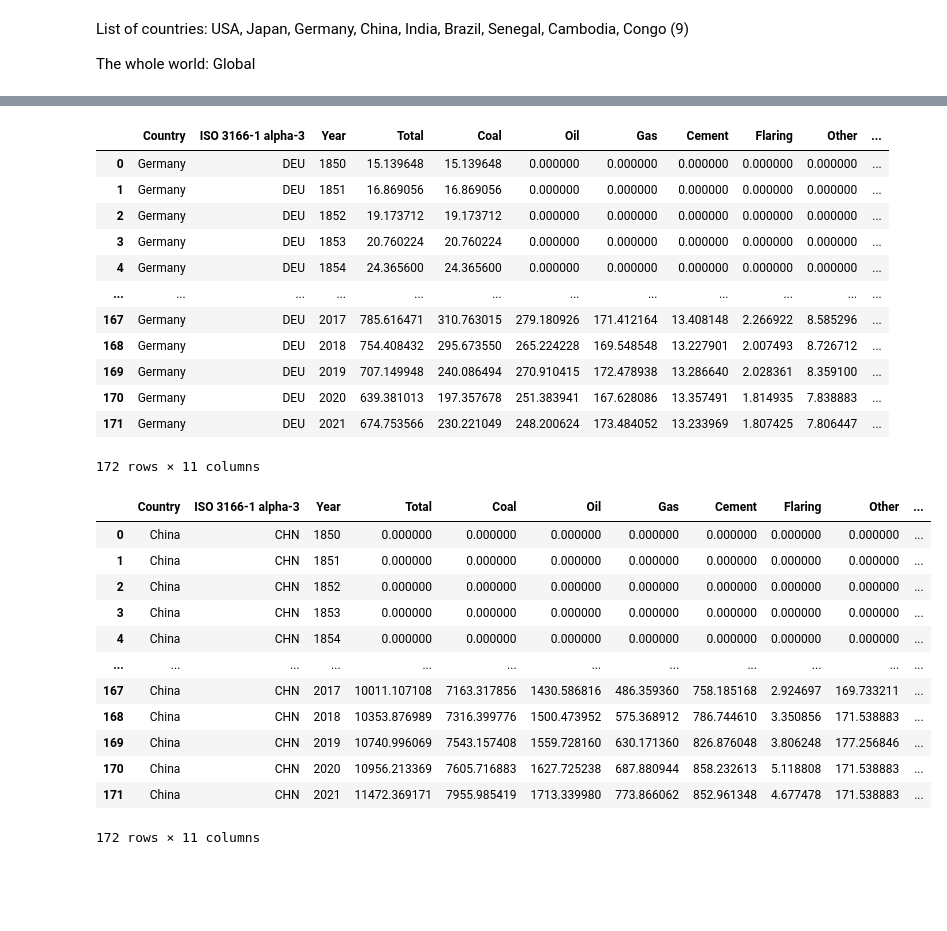
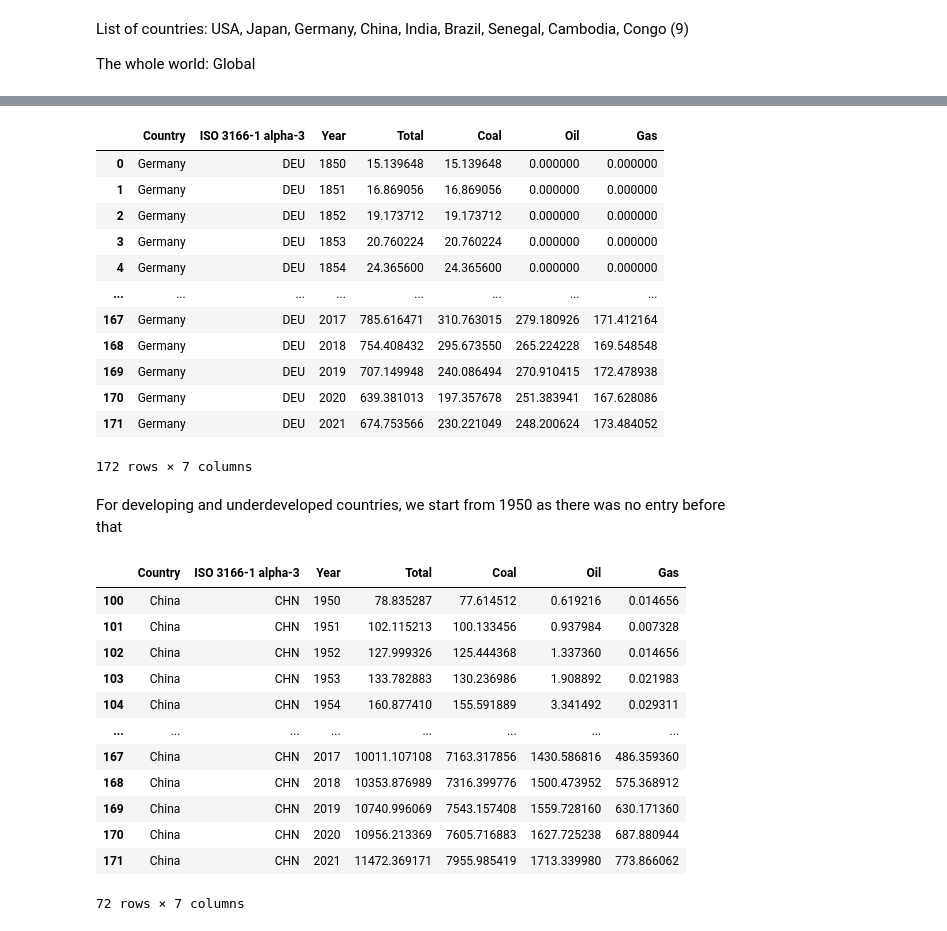
Before and after one commit to danilogiarlini/Global-CO2-Emission-Forecasting, a Jupyter notebook: main.ipynb, the cells around one changed output, grey strips where cells are left out. Cells and saved outputs as stored; diff of their text form; code cells hidden in the pictures; blank space fills up the shorter version.

Commit message:
dropped unwanted columns, dev and under dev countries start from 1950

```diff
--- a/main.ipynb
+++ b/main.ipynb
@@ -39,6 +39,9 @@ df
 | 63102 | Global | WLD | 2020 | 35264.085734 | 14174.564010 | 11191.808551 | 7556.290283 | 1637.537532 | 407.583673 | 296.301685 | ... |
 | 63103 | Global | WLD | 2021 | 37123.850352 | 14979.598083 | 11837.159116 | 7921.829472 | 1672.592372 | 416.525563 | 296.145746 | ... |
 63104 rows × 11 columns
+# %%
+# dropping least important columns
+df = df.drop(['Cement','Flaring', 'Other','Per Capita'], axis=1)
 # %%
 #dropping years less than 1850
 df.drop(df[df['Year'] < 1850].index, inplace = True)
@@ -55,10 +58,10 @@ Index(['index', 'Country', 'ISO 3166-1 alpha-3', 'Year', 'Total', 'Coal',
 df.Coal = df['Coal'].fillna(0, inplace = False)
 df.Oil = df['Oil'].fillna(0, inplace = False)
 df.Gas = df['Gas'].fillna(0, inplace = False)
-df.Cement = df['Cement'].fillna(0, inplace = False)
-df.Flaring = df['Flaring'].fillna(0, inplace = False)
-df.Other = df['Other'].fillna(0, inplace = False)
-df['Per Capita'] = df['Per Capita'].fillna(0, inplace = False)
+#df.Cement = df['Cement'].fillna(0, inplace = False)
+#df.Flaring = df['Flaring'].fillna(0, inplace = False)
+#df.Other = df['Other'].fillna(0, inplace = False)
+#df['Per Capita'] = df['Per Capita'].fillna(0, inplace = False)
 # %%
 # Checking the count of null values
 df.isna().sum()
@@ -161,38 +160,43 @@ df_ger = df.loc[df['Country'] == 'Germany']
 df_ger = df_ger.reset_index().drop(columns='index').drop(columns='level_0')
 df_ger
 # %% [output]
-|  | Country | ISO 3166-1 alpha-3 | Year | Total | Coal | Oil | Gas | Cement | Flaring | Other | ... |
-| 0 | Germany | DEU | 1850 | 15.139648 | 15.139648 | 0.000000 | 0.000000 | 0.000000 | 0.000000 | 0.000000 | ... |
-| 1 | Germany | DEU | 1851 | 16.869056 | 16.869056 | 0.000000 | 0.000000 | 0.000000 | 0.000000 | 0.000000 | ... |
-| 2 | Germany | DEU | 1852 | 19.173712 | 19.173712 | 0.000000 | 0.000000 | 0.000000 | 0.000000 | 0.000000 | ... |
-| 3 | Germany | DEU | 1853 | 20.760224 | 20.760224 | 0.000000 | 0.000000 | 0.000000 | 0.000000 | 0.000000 | ... |
-| 4 | Germany | DEU | 1854 | 24.365600 | 24.365600 | 0.000000 | 0.000000 | 0.000000 | 0.000000 | 0.000000 | ... |
-| ... | ... | ... | ... | ... | ... | ... | ... | ... | ... | ... | ... |
-| 167 | Germany | DEU | 2017 | 785.616471 | 310.763015 | 279.180926 | 171.412164 | 13.408148 | 2.266922 | 8.585296 | ... |
-| 168 | Germany | DEU | 2018 | 754.408432 | 295.673550 | 265.224228 | 169.548548 | 13.227901 | 2.007493 | 8.726712 | ... |
-| 169 | Germany | DEU | 2019 | 707.149948 | 240.086494 | 270.910415 | 172.478938 | 13.286640 | 2.028361 | 8.359100 | ... |
-| 170 | Germany | DEU | 2020 | 639.381013 | 197.357678 | 251.383941 | 167.628086 | 13.357491 | 1.814935 | 7.838883 | ... |
-| 171 | Germany | DEU | 2021 | 674.753566 | 230.221049 | 248.200624 | 173.484052 | 13.233969 | 1.807425 | 7.806447 | ... |
+|  | Country | ISO 3166-1 alpha-3 | Year | Total | Coal | Oil | Gas |
+| 0 | Germany | DEU | 1850 | 15.139648 | 15.139648 | 0.000000 | 0.000000 |
+| 1 | Germany | DEU | 1851 | 16.869056 | 16.869056 | 0.000000 | 0.000000 |
+| 2 | Germany | DEU | 1852 | 19.173712 | 19.173712 | 0.000000 | 0.000000 |
+| 3 | Germany | DEU | 1853 | 20.760224 | 20.760224 | 0.000000 | 0.000000 |
+| 4 | Germany | DEU | 1854 | 24.365600 | 24.365600 | 0.000000 | 0.000000 |
+| ... | ... | ... | ... | ... | ... | ... | ... |
+| 167 | Germany | DEU | 2017 | 785.616471 | 310.763015 | 279.180926 | 171.412164 |
+| 168 | Germany | DEU | 2018 | 754.408432 | 295.673550 | 265.224228 | 169.548548 |
+| 169 | Germany | DEU | 2019 | 707.149948 | 240.086494 | 270.910415 | 172.478938 |
+| 170 | Germany | DEU | 2020 | 639.381013 | 197.357678 | 251.383941 | 167.628086 |
+| 171 | Germany | DEU | 2021 | 674.753566 | 230.221049 | 248.200624 | 173.484052 |
-172 rows × 11 columns
+172 rows × 7 columns
+# %% [markdown]
+For developing and underdeveloped countries, we start from 1950 as there was no entry before that
 # %%
 # China data set
 df_chi = df.loc[df['Country'] == 'China']
 df_chi = df_chi.reset_index().drop(columns='index').drop(columns='level_0')
+
+df_chi.drop(df_chi[df_chi['Year'] < 1950].index, inplace = True)
+
 df_chi
 # %% [output]
-|  | Country | ISO 3166-1 alpha-3 | Year | Total | Coal | Oil | Gas | Cement | Flaring | Other | ... |
-| 0 | China | CHN | 1850 | 0.000000 | 0.000000 | 0.000000 | 0.000000 | 0.000000 | 0.000000 | 0.000000 | ... |
-| 1 | China | CHN | 1851 | 0.000000 | 0.000000 | 0.000000 | 0.000000 | 0.000000 | 0.000000 | 0.000000 | ... |
-| 2 | China | CHN | 1852 | 0.000000 | 0.000000 | 0.000000 | 0.000000 | 0.000000 | 0.000000 | 0.000000 | ... |
-| 3 | China | CHN | 1853 | 0.000000 | 0.000000 | 0.000000 | 0.000000 | 0.000000 | 0.000000 | 0.000000 | ... |
-| 4 | China | CHN | 1854 | 0.000000 | 0.000000 | 0.000000 | 0.000000 | 0.000000 | 0.000000 | 0.000000 | ... |
-| ... | ... | ... | ... | ... | ... | ... | ... | ... | ... | ... | ... |
-| 167 | China | CHN | 2017 | 10011.107108 | 7163.317856 | 1430.586816 | 486.359360 | 758.185168 | 2.924697 | 169.733211 | ... |
-| 168 | China | CHN | 2018 | 10353.876989 | 7316.399776 | 1500.473952 | 575.368912 | 786.744610 | 3.350856 | 171.538883 | ... |
-| 169 | China | CHN | 2019 | 10740.996069 | 7543.157408 | 1559.728160 | 630.171360 | 826.876048 | 3.806248 | 177.256846 | ... |
-| 170 | China | CHN | 2020 | 10956.213369 | 7605.716883 | 1627.725238 | 687.880944 | 858.232613 | 5.118808 | 171.538883 | ... |
-| 171 | China | CHN | 2021 | 11472.369171 | 7955.985419 | 1713.339980 | 773.866062 | 852.961348 | 4.677478 | 171.538883 | ... |
+|  | Country | ISO 3166-1 alpha-3 | Year | Total | Coal | Oil | Gas |
+| 100 | China | CHN | 1950 | 78.835287 | 77.614512 | 0.619216 | 0.014656 |
+| 101 | China | CHN | 1951 | 102.115213 | 100.133456 | 0.937984 | 0.007328 |
+| 102 | China | CHN | 1952 | 127.999326 | 125.444368 | 1.337360 | 0.014656 |
+| 103 | China | CHN | 1953 | 133.782883 | 130.236986 | 1.908892 | 0.021983 |
+| 104 | China | CHN | 1954 | 160.877410 | 155.591889 | 3.341492 | 0.029311 |
+| ... | ... | ... | ... | ... | ... | ... | ... |
+| 167 | China | CHN | 2017 | 10011.107108 | 7163.317856 | 1430.586816 | 486.359360 |
+| 168 | China | CHN | 2018 | 10353.876989 | 7316.399776 | 1500.473952 | 575.368912 |
+| 169 | China | CHN | 2019 | 10740.996069 | 7543.157408 | 1559.728160 | 630.171360 |
+| 170 | China | CHN | 2020 | 10956.213369 | 7605.716883 | 1627.725238 | 687.880944 |
+| 171 | China | CHN | 2021 | 11472.369171 | 7955.985419 | 1713.339980 | 773.866062 |
-172 rows × 11 columns
+72 rows × 7 columns
 # %%
 # India data set
 df_ind = df.loc[df['Country'] == 'India']
```
Also changed, not shown: parts of 11 cells of this notebook, 12 other files.
